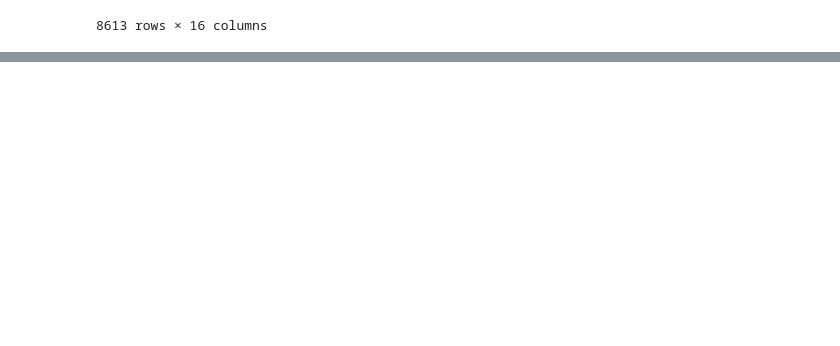
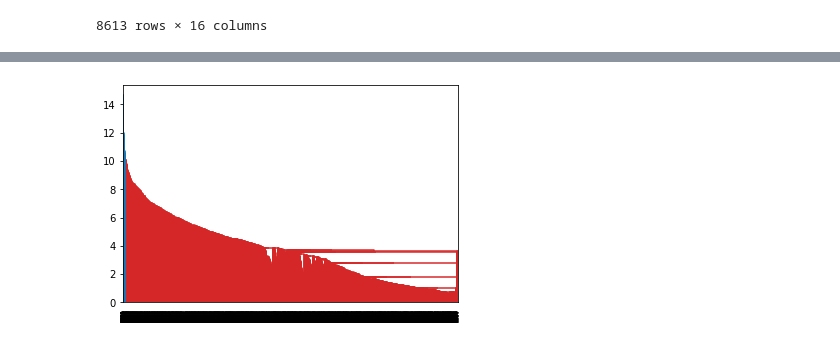
Before and after one commit to Hkhaira1/qbb2021-answers, a Jupyter notebook: week9/Gene_expression.ipynb, the cells around one changed output, grey strips where cells are left out. Drawn from its saved outputs; the diff is of its cells as text; code cells hidden in the pictures; blank space fills up the shorter version.

```diff
--- a/week9/Gene_expression.ipynb
+++ b/week9/Gene_expression.ipynb
@@ -118,5 +103,5 @@ df3
 # %%
-transform=np.log2(df3 + 0.1)
+transform=np.log2(df2 + 0.1)
 transform
 # %% [output]
 |  | male_10 | male_11 | male_12 | male_13 | male_14A | male_14B | male_14C | male_14D | female_10 | female_11 | ... |
@@ -320,0 +124,3 @@ TypeError: can't multiply sequence by non-int of type 'float'
+# %%
+linkage_matrix=linkage(transform)
+linkage_matrix
@@ -320,0 +159,9 @@ TypeError: can't multiply sequence by non-int of type 'float'
+# %%
+#Creating a dendrogram by genes
+import sys
+sys.setrecursionlimit(10_000)
+plt.figure()
+dendrogram(linkage_matrix)
+plt.show()
+# %% [output]
+[figure, added]
```
Also changed, not shown: parts of 43 cells of this notebook.
